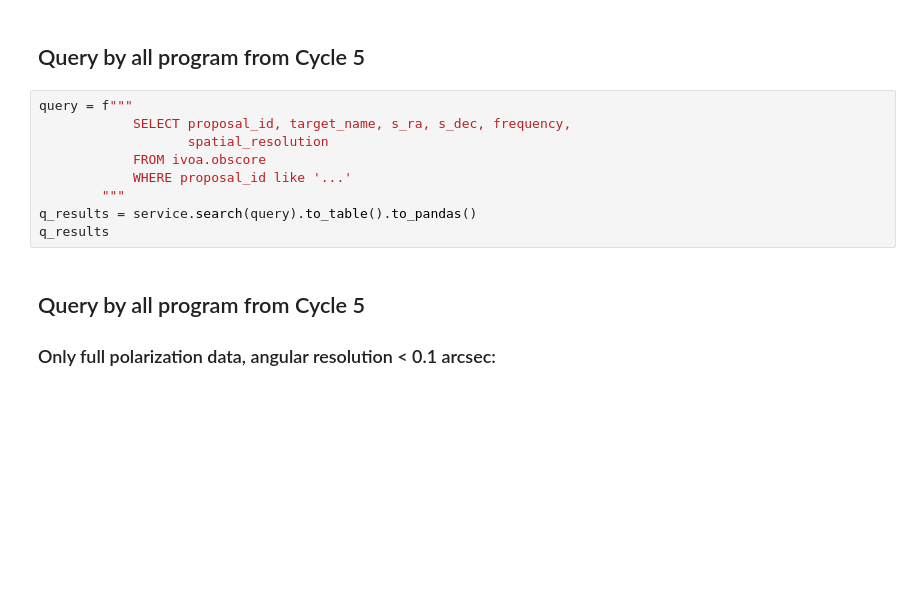
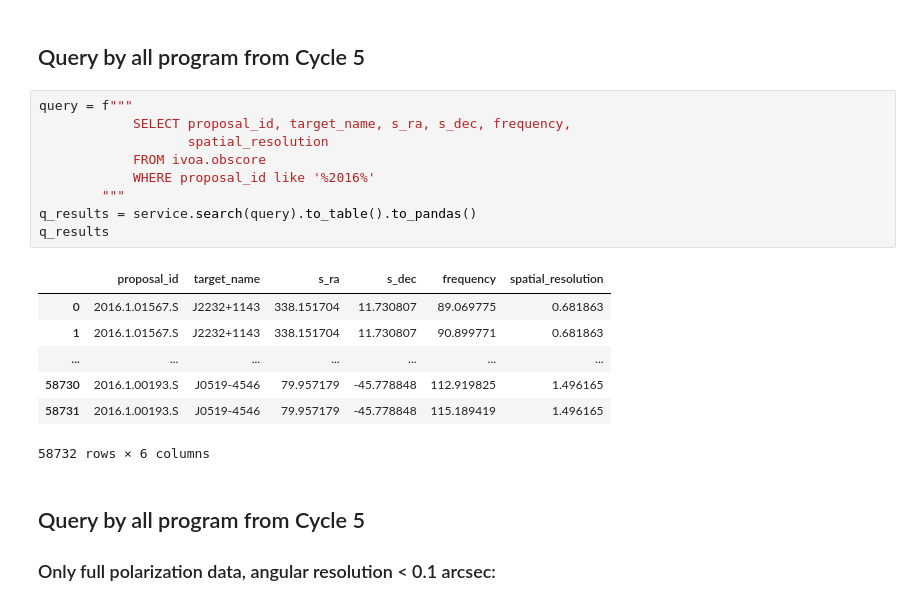
Before and after one commit to MTeasdale01/MTeasdale01, a Jupyter notebook: Query_tutorial_PPD.ipynb, the cells around one changed output. Drawn from its saved outputs; the diff is of its cells as text; blank space fills up the shorter version.

```diff
--- a/Query_tutorial_PPD.ipynb
+++ b/Query_tutorial_PPD.ipynb
@@ -355,12 +355,20 @@ q_results
 # %%
 query = f"""
             SELECT proposal_id, target_name, s_ra, s_dec, frequency,
                    spatial_resolution
             FROM ivoa.obscore
-            WHERE proposal_id like '...'
+            WHERE proposal_id like '%2016%'
         """
 q_results = service.search(query).to_table().to_pandas()
 q_results
+# %% [output]
+|  | proposal_id | target_name | s_ra | s_dec | frequency | spatial_resolution |
+| 0 | 2016.1.01567.S | J2232+1143 | 338.151704 | 11.730807 | 89.069775 | 0.681863 |
+| 1 | 2016.1.01567.S | J2232+1143 | 338.151704 | 11.730807 | 90.899771 | 0.681863 |
+| ... | ... | ... | ... | ... | ... | ... |
+| 58730 | 2016.1.00193.S | J0519-4546 | 79.957179 | -45.778848 | 112.919825 | 1.496165 |
+| 58731 | 2016.1.00193.S | J0519-4546 | 79.957179 | -45.778848 | 115.189419 | 1.496165 |
+58732 rows × 6 columns
 # %% [markdown]
 ## Query by all program from Cycle 5
 ### Only full polarization data, angular resolution < 0.1 arcsec:
```
